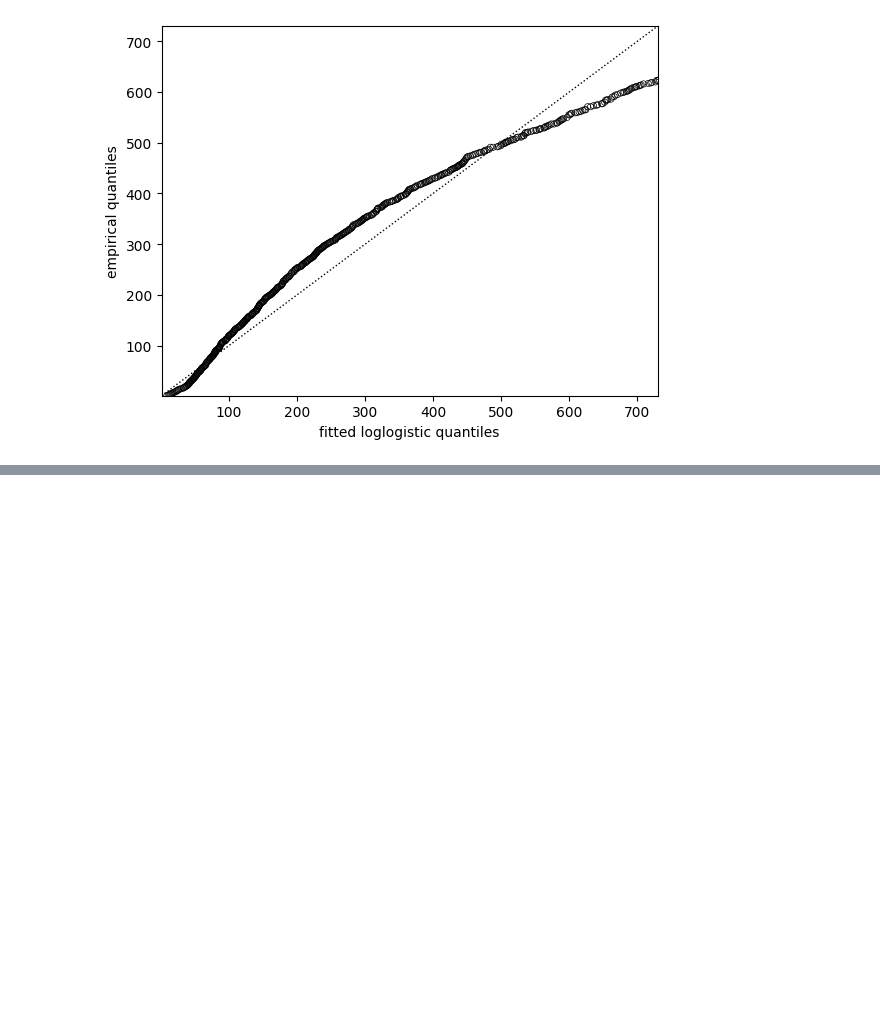
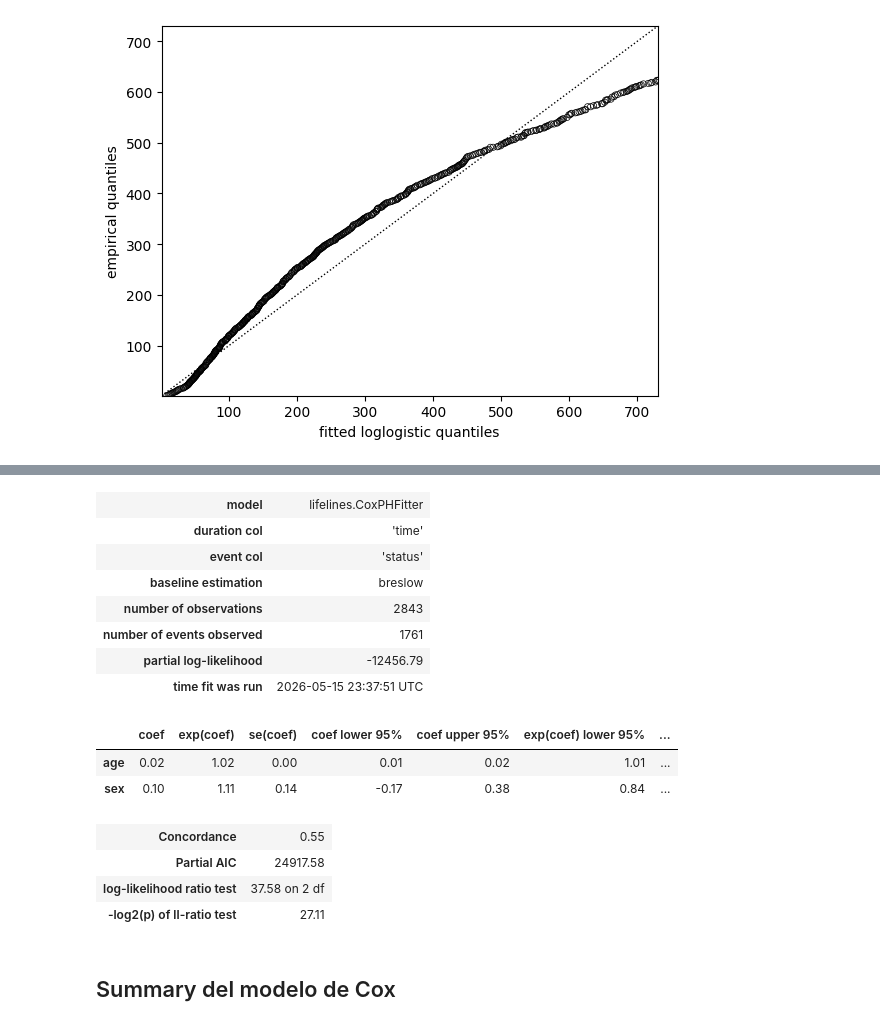
Before and after one commit to pedro9olivares/Bourbaki, a Jupyter notebook: Matematicas-para-la-Ciencia-de-Datos/Modulo-I-Probabilidad-y-Estadística/Semana_4_Intervalos_Tests_y_Supervivencia/Intervalos_Tests_y_Survival_Analysis.ipynb, the cells around one changed output, grey strips where cells are left out. Saved outputs shown, nothing was run; the diff lists cells and outputs as text; code cells hidden in the pictures; blank space fills up the shorter version.

```diff
--- a/Matematicas-para-la-Ciencia-de-Datos/Modulo-I-Probabilidad-y-Estadística/Semana_4_Intervalos_Tests_y_Supervivencia/Intervalos_Tests_y_Survival_Analysis.ipynb
+++ b/Matematicas-para-la-Ciencia-de-Datos/Modulo-I-Probabilidad-y-Estadística/Semana_4_Intervalos_Tests_y_Supervivencia/Intervalos_Tests_y_Survival_Analysis.ipynb
@@ -521,0 +588,14 @@ for model in [WeibullFitter(),
+# %%
+from lifelines import CoxPHFitter
+
+# Seleccionamos columnas relevantes
+df_model = data[["time", "status", "age", "sex"]]
+
+# Instanciamos y entrenamos el modelo
+cph = CoxPHFitter()
+
+cph.fit(
+    df_model,
+    duration_col="time",
+    event_col="status"
+)
@@ -521,0 +629,23 @@ for model in [WeibullFitter(),
+# %%
+# Summary
+cph.print_summary()
+
+# coef, la beta, mide: ¿Cuánto cambia el riesgo si aumenta una variable?
+# %% [output]
+| model | lifelines.CoxPHFitter |
+| duration col | 'time' |
+| event col | 'status' |
+| baseline estimation | breslow |
+| number of observations | 2843 |
+| number of events observed | 1761 |
+| partial log-likelihood | -12456.79 |
+| time fit was run | 2026-05-15 23:37:51 UTC |
+|  | coef | exp(coef) | se(coef) | coef lower 95% | coef upper 95% | exp(coef) lower 95% | ... |
+| age | 0.02 | 1.02 | 0.00 | 0.01 | 0.02 | 1.01 | ... |
+| sex | 0.10 | 1.11 | 0.14 | -0.17 | 0.38 | 0.84 | ... |
+| Concordance | 0.55 |
+| Partial AIC | 24917.58 |
+| log-likelihood ratio test | 37.58 on 2 df |
+| -log2(p) of ll-ratio test | 27.11 |
+# %% [markdown]
+## Summary del modelo de Cox
```
Also changed, not shown: parts of 9 cells of this notebook.
